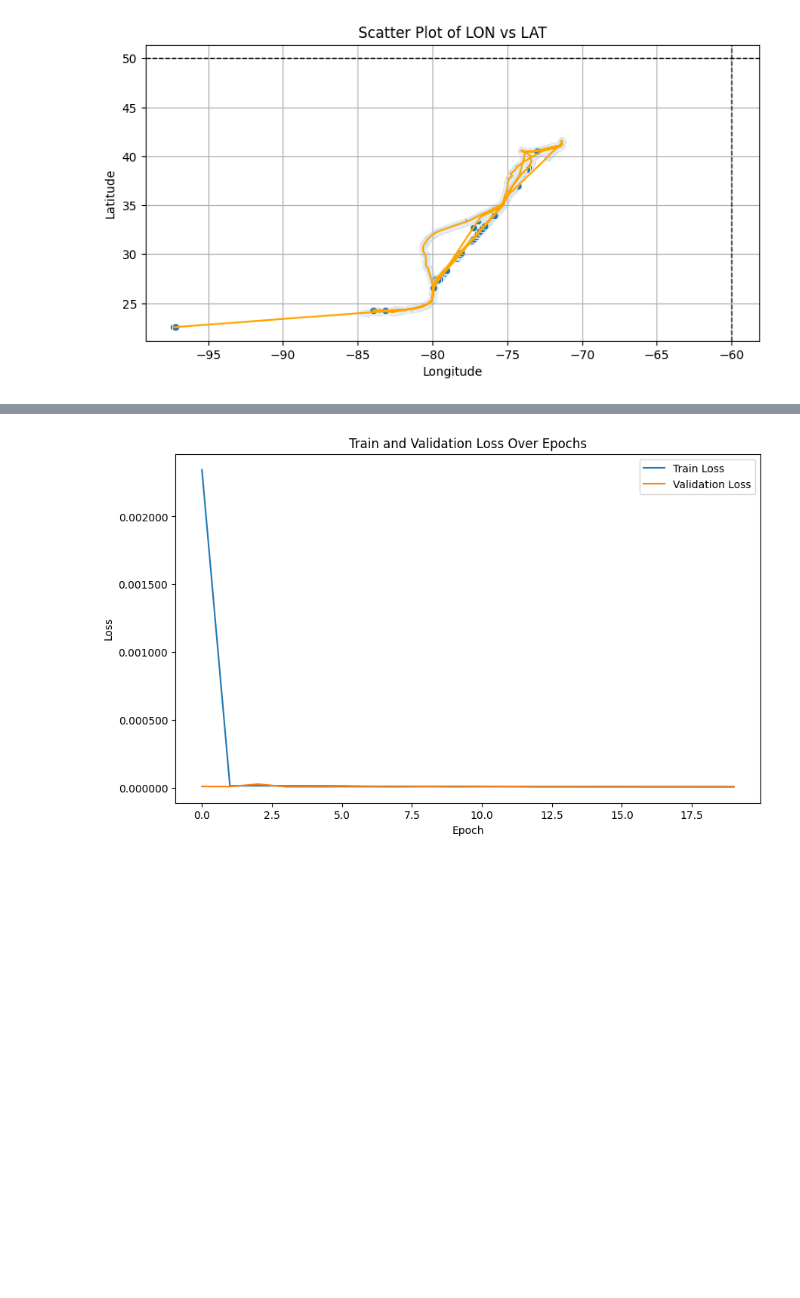
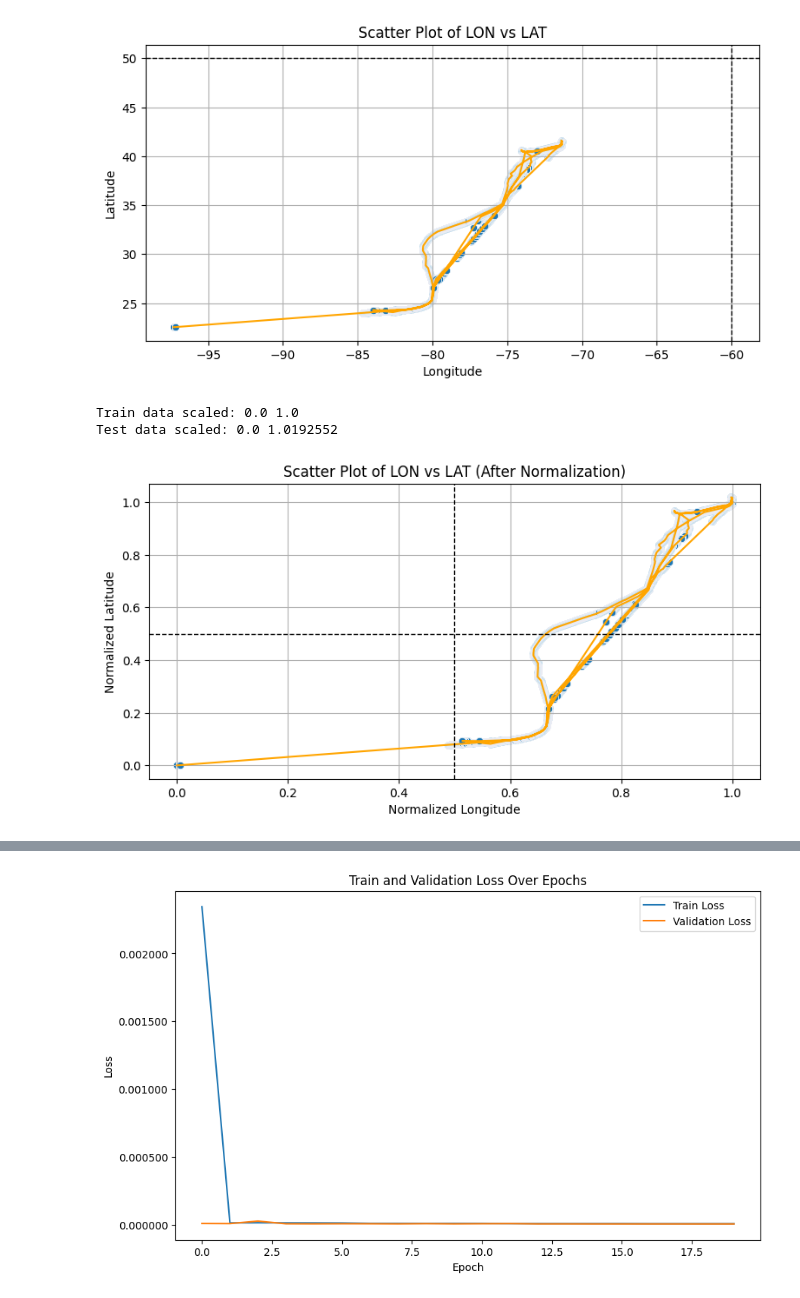
Before and after one commit to ariqzuhdi/cnn-lstm-se, a Jupyter notebook: model_final.ipynb, the cells around one changed output, grey strips where cells are left out. Drawn from its saved outputs; the diff is of its cells as text; code cells hidden in the pictures; blank space fills up the shorter version.

```diff
--- a/model_final.ipynb
+++ b/model_final.ipynb
@@ -86,9 +87,4 @@ plt.grid(True)  # Enable the grid
 plt.show()
 # %% [output]
 [figure]
-# %%
-# Feature scaling
-scalers = {col: MinMaxScaler() for col in ['LAT', 'LON', 'SOG', 'COG']}
-for col, scaler in scalers.items():
-    data[[col]] = scaler.fit_transform(data[[col]])
 # %%
@@ -119,3 +113,51 @@ X_train_full, X_test, y_train_full, y_test = train_test_split(X, y, test_size=0.
+# %%
+# Fit scaler on training data only
+scalers = {col: MinMaxScaler() for col in ['LAT', 'LON', 'SOG', 'COG']}
+for idx, col in enumerate(['LAT', 'LON', 'SOG', 'COG']):
+    # Fit scaler only on training data
+    scalers[col].fit(X_train_full[:, :, idx].reshape(-1, 1))
+
+    # Transform training data
+    X_train_full[:, :, idx] = scalers[col].transform(X_train_full[:, :, idx].reshape(-1, 1)).reshape(X_train_full[:, :, idx].shape)
+
+    # Transform test data using the same scaler
+    X_test[:, :, idx] = scalers[col].transform(X_test[:, :, idx].reshape(-1, 1)).reshape(X_test[:, :, idx].shape)
+# %%
+# Validate Results
+print("Train data scaled:", X_train_full.min(), X_train_full.max())  # Expected: 0, 1
+print("Test data scaled:", X_test.min(), X_test.max())              # Expected: May go slightly beyond [0, 1]
+# %% [output]
+Train data scaled: 0.0 1.0
+Test data scaled: 0.0 1.0192552
+# %%
+# Normalisasi kolom LAT dan LON
+data['LAT_normalized'] = scalers['LAT'].transform(data['LAT'].values.reshape(-1, 1)).reshape(-1)
+data['LON_normalized'] = scalers['LON'].transform(data['LON'].values.reshape(-1, 1)).reshape(-1)
+# %%
+# Scatter plot setelah normalisasi
+
+# Buat figure dan subplot baru
+plt.figure(figsize=(20, 15))
+plt.subplot(3, 2, 4)  # Menaruh plot di posisi yang berbeda
+
+# Plot scatter points setelah normalisasi
+sns.scatterplot(x='LON_normalized', y='LAT_normalized', data=data)
+plt.title('Scatter Plot of LON vs LAT (After Normalization)')
+plt.xlabel('Normalized Longitude')
+plt.ylabel('Normalized Latitude')
+
+# Tambahkan garis yang menghubungkan titik-titik
+plt.plot(data['LON_normalized'], data['LAT_normalized'], linestyle='-', color='orange')
+
+# Tambahkan garis kartesius sebagai referensi
+plt.axhline(y=0.5, color='black', linestyle='--', linewidth=1)  # Menyesuaikan dengan skala normalisasi
+plt.axvline(x=0.5, color='black', linestyle='--', linewidth=1)
+plt.grid(True)
+
+# Tampilkan plot
+plt.show()
+# %% [output]
+[figure, added]
 # %%
 def squeeze_excite_block(input, ratio=16):
     init = input
```
Also changed, not shown: parts of 12 cells of this notebook.
